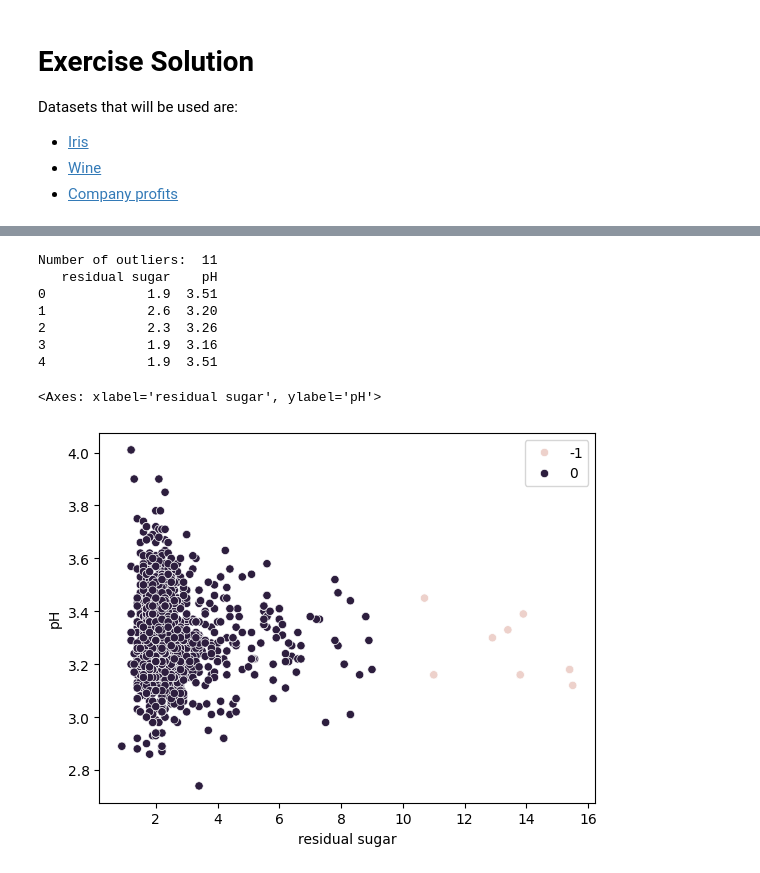
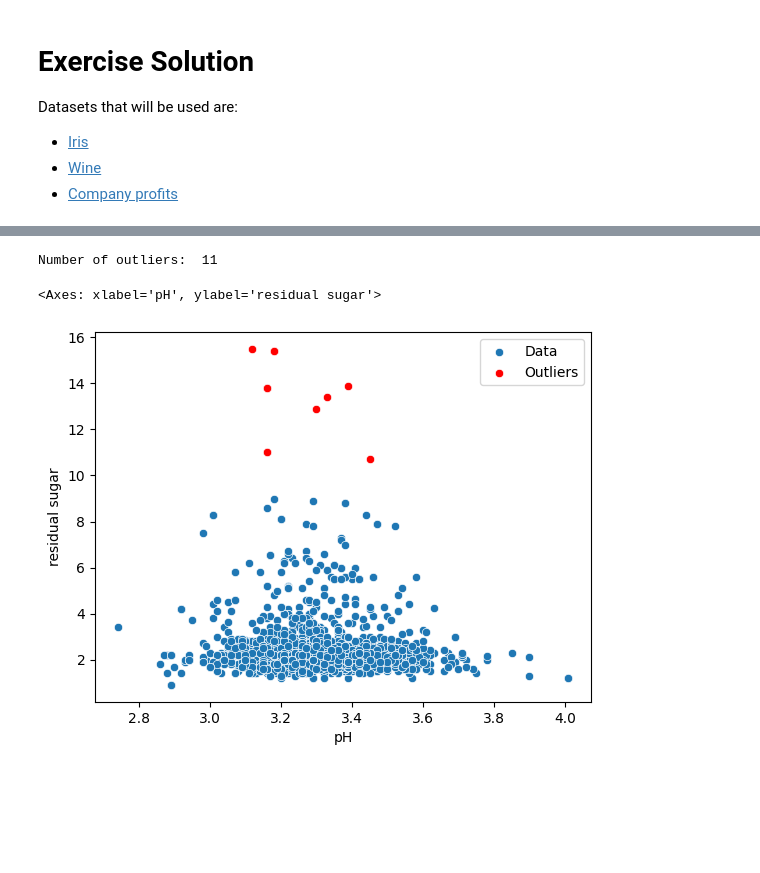
Before and after one commit to MaxHam/AML, a Jupyter notebook: Ex3.DBScanClustering.ipynb, the cells around one changed output, grey strips where cells are left out. Drawn from its saved outputs; the diff is of its cells as text; code cells hidden in the pictures; blank space fills up the shorter version.

```diff
--- a/Ex3.DBScanClustering.ipynb
+++ b/Ex3.DBScanClustering.ipynb
@@ -115,0 +153,7 @@ Number of outliers:  54
+# %%
+# Wine data
+# create data with columns "residual sugar" and "pH"
+data = wine_data[["residual sugar", "pH"]]
+
+# Calculate optimal epsilon value for wine data
+epsilon = calc_knee(data, neighbors=6)
@@ -116,20 +163,20 @@ Number of outliers:  54
 # %%
-# Wine data
-# create data with columns "residual sugar" and "pH"
-data = wine_data[["residual sugar", "pH"]]
-outliers = find_outliers(data, minPts=100, eps=3)
+import matplotlib.pyplot as plt
+import seaborn as sns
 
-print(data.head())
+outliers = find_outliers(data, minPts=10, eps=epsilon)
+
+# convert all values that are > -1 to 0
+outliers[outliers > -1] = 0
+
+# filter out all values from wine that are not outliers
+wine_no_outliers_data = data[outliers != -1]
+wine_outlier_data = data[outliers == -1]
 
 # Scatter plot of data and outliers
-sns.scatterplot(x="residual sugar", y="pH", data=data, hue=outliers)
+sns.scatterplot(x="pH", y="residual sugar", data=wine_no_outliers_data, label="Data")
+sns.scatterplot(x="pH", y="residual sugar", data=wine_outlier_data, label="Outliers", color="red")
 # %% [output]
 Number of outliers:  11
-   residual sugar    pH
-0             1.9  3.51
-1             2.6  3.20
-2             2.3  3.26
-3             1.9  3.16
-4             1.9  3.51
-<Axes: xlabel='residual sugar', ylabel='pH'>
+<Axes: xlabel='pH', ylabel='residual sugar'>
-[figure, old version]
+[figure, new version]
```
Also changed, not shown: parts of 10 cells of this notebook, 1 other file.
